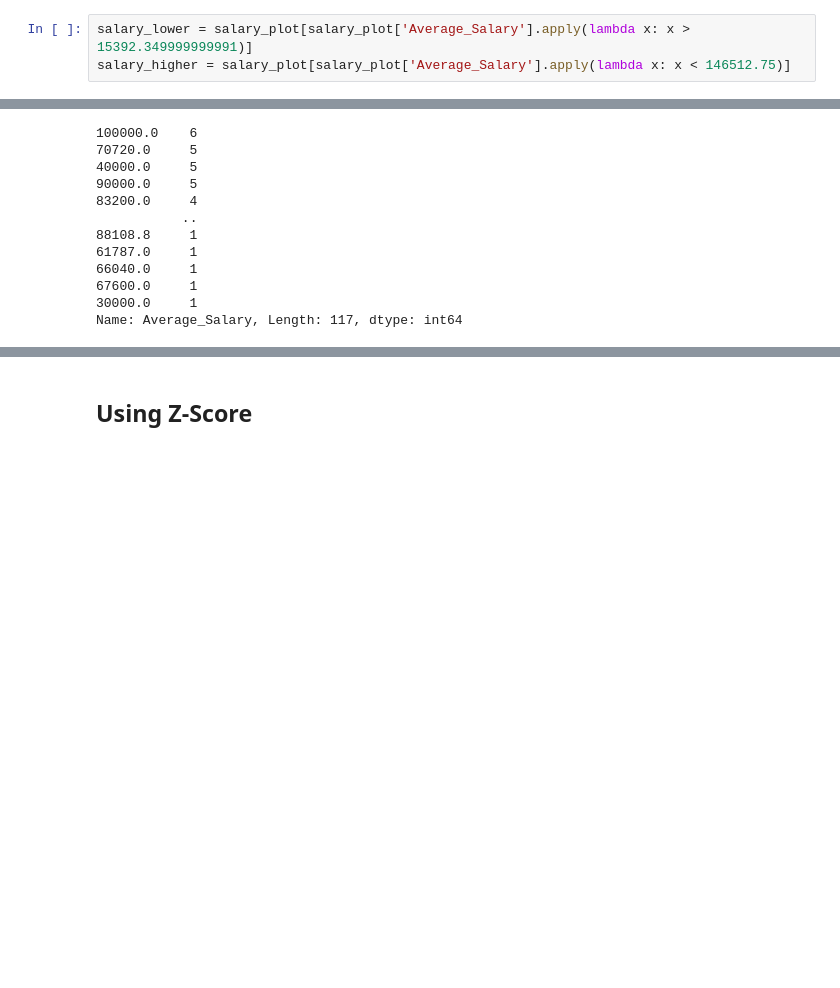
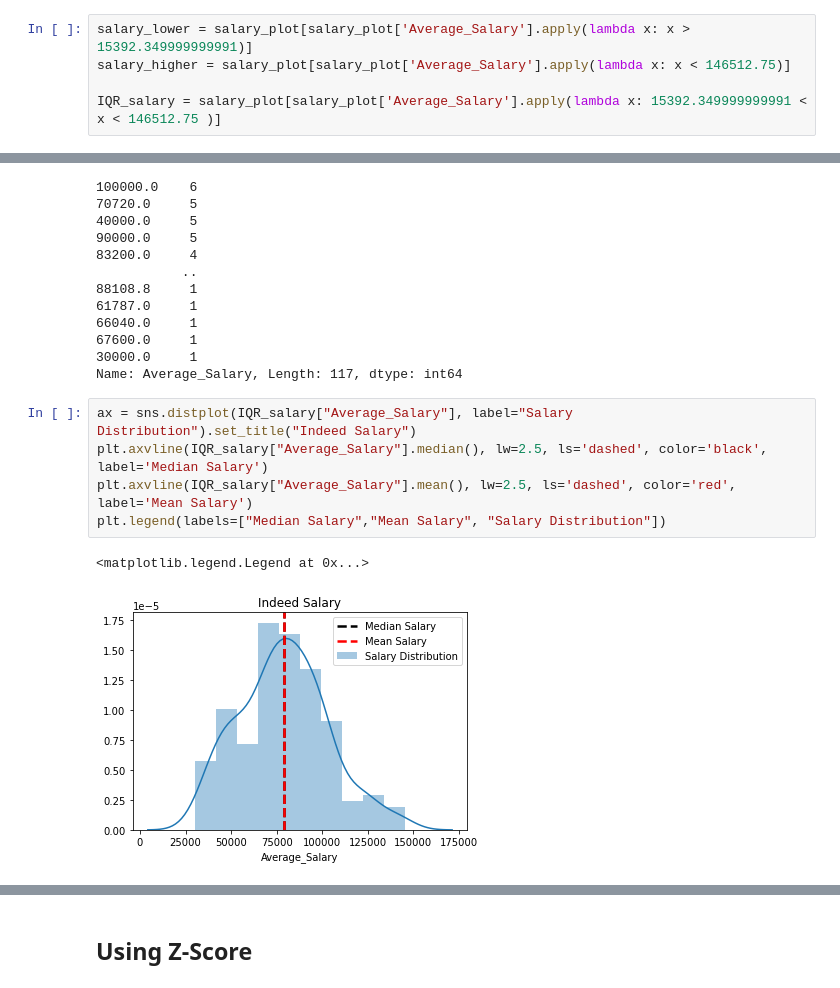
Before and after one commit to Mindle99/Web_Scrape, a Jupyter notebook: indeed_salary_eda.ipynb, the cells around one changed output, grey strips where cells are left out. Drawn from its saved outputs; the diff is of its cells as text; blank space fills up the shorter version.

```diff
--- a/indeed_salary_eda.ipynb
+++ b/indeed_salary_eda.ipynb
@@ -198,6 +209,8 @@ So from this information we would eliminate any data from where the salary is ei
 # %%
 salary_lower = salary_plot[salary_plot['Average_Salary'].apply(lambda x: x > 15392.349999999991)]
 salary_higher = salary_plot[salary_plot['Average_Salary'].apply(lambda x: x < 146512.75)]
+
+IQR_salary = salary_plot[salary_plot['Average_Salary'].apply(lambda x: 15392.349999999991 < x < 146512.75 )]
 # %%
 print(len(salary_lower["Average_Salary"]))
 salary_lower["Average_Salary"].value_counts()
@@ -232,4 +245,12 @@ salary_higher["Average_Salary"].value_counts()
 67600.0     1
 30000.0     1
 Name: Average_Salary, Length: 117, dtype: int64
+# %%
+ax = sns.distplot(IQR_salary["Average_Salary"], label="Salary Distribution").set_title("Indeed Salary")
+plt.axvline(IQR_salary["Average_Salary"].median(), lw=2.5, ls='dashed', color='black', label='Median Salary')
+plt.axvline(IQR_salary["Average_Salary"].mean(), lw=2.5, ls='dashed', color='red', label='Mean Salary')
+plt.legend(labels=["Median Salary","Mean Salary", "Salary Distribution"])
+# %% [output]
+<matplotlib.legend.Legend at 0x...>
+[figure, added]
 # %%
```
Also changed, not shown: parts of 19 cells of this notebook, 1 other file.
